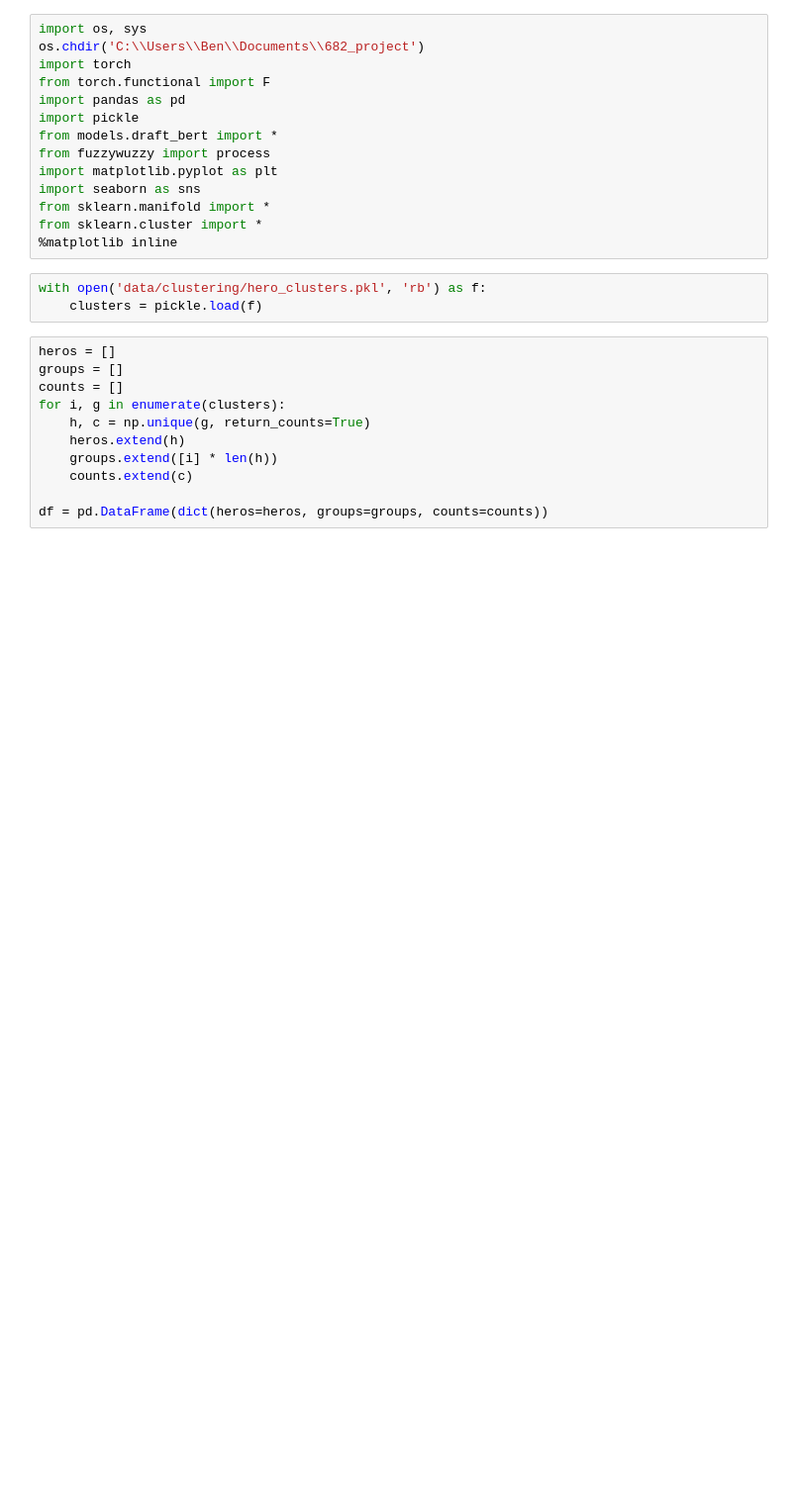
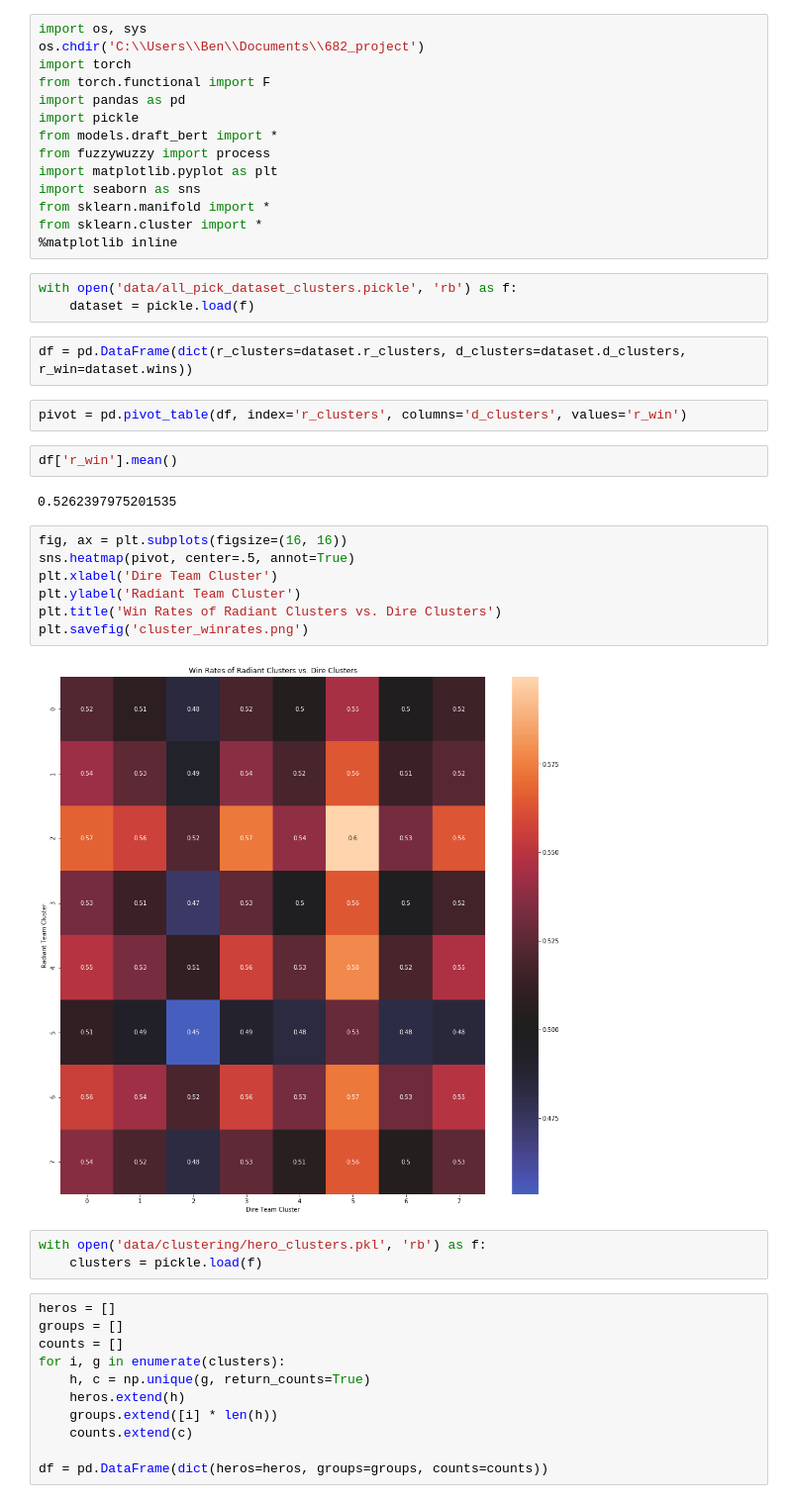
Before and after one commit to bglick13/682_dota, a Jupyter notebook: notebooks/clustering.ipynb, the cells around one changed output. Shown at 99% size. Cells and saved outputs as stored; diff of their text form; blank space fills up the shorter version.

Commit message:
continuing to integrate clustering to nn

```diff
--- a/notebooks/clustering.ipynb
+++ b/notebooks/clustering.ipynb
@@ -12,6 +12,26 @@ import seaborn as sns
 from sklearn.manifold import *
 from sklearn.cluster import *
 %matplotlib inline
+# %%
+with open('data/all_pick_dataset_clusters.pickle', 'rb') as f:
+    dataset = pickle.load(f)
+# %%
+df = pd.DataFrame(dict(r_clusters=dataset.r_clusters, d_clusters=dataset.d_clusters, r_win=dataset.wins))
+# %%
+pivot = pd.pivot_table(df, index='r_clusters', columns='d_clusters', values='r_win')
+# %%
+df['r_win'].mean()
+# %% [output]
+0.5262397975201535
+# %%
+fig, ax = plt.subplots(figsize=(16, 16))
+sns.heatmap(pivot, center=.5, annot=True)
+plt.xlabel('Dire Team Cluster')
+plt.ylabel('Radiant Team Cluster')
+plt.title('Win Rates of Radiant Clusters vs. Dire Clusters')
+plt.savefig('cluster_winrates.png')
+# %% [output]
+[figure, added]
 # %%
 with open('data/clustering/hero_clusters.pkl', 'rb') as f:
     clusters = pickle.load(f)
```
Also changed, not shown: 8 other files.
